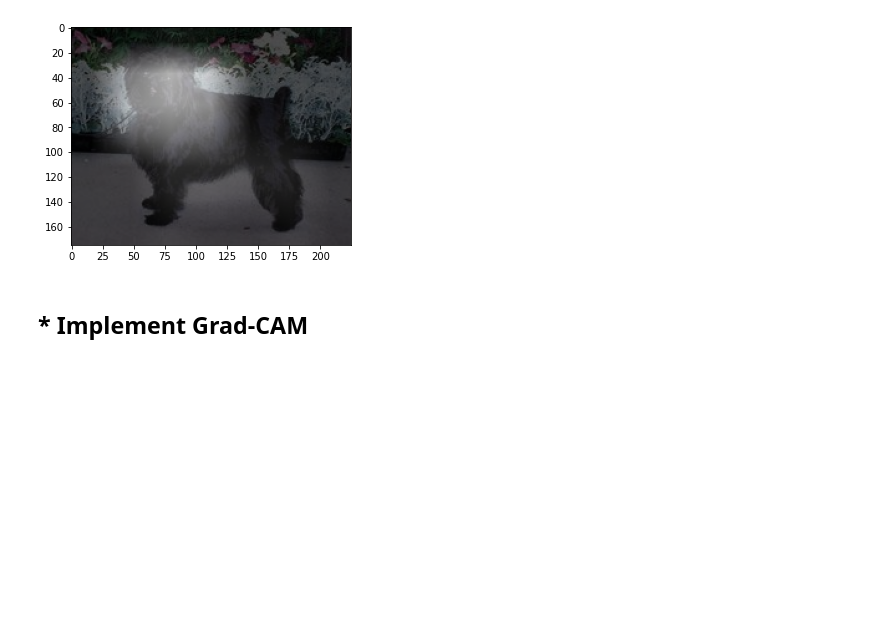
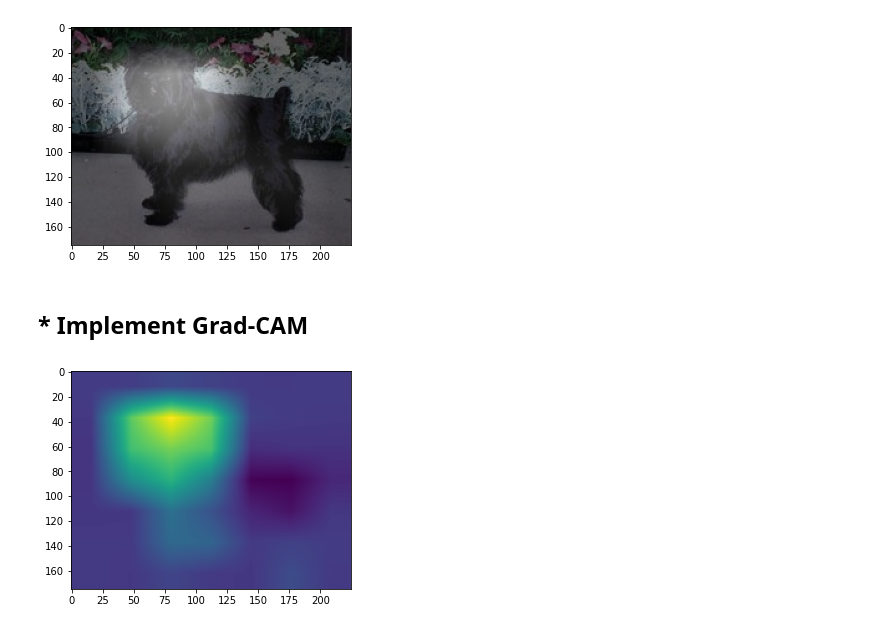
Before and after one commit to cosmic4dev/modulab, a Jupyter notebook: [G-06]CAM&Grad_CAM.ipynb, the cells around one changed output. Cells and saved outputs as stored; diff of their text form; code cells hidden in the pictures; blank space fills up the shorter version.

```diff
--- a/[G-06]CAM&Grad_CAM.ipynb
+++ b/[G-06]CAM&Grad_CAM.ipynb
@@ -175,3 +250,8 @@ def generate_grad_cam(model, activation_layer, item):
     return grad_cam_image
 # %%
 # 만든 함수로 여러 레이어의 CAM 이미지를 뽑아서 직접 확인해 보세요.
+grad_cam_image = generate_grad_cam(cam_model,'conv5_block3_out',item)
+plt.imshow(grad_cam_image)
+plt.show()
+# %% [output]
+[figure, added]
```
Also changed, not shown: parts of 26 cells of this notebook.
